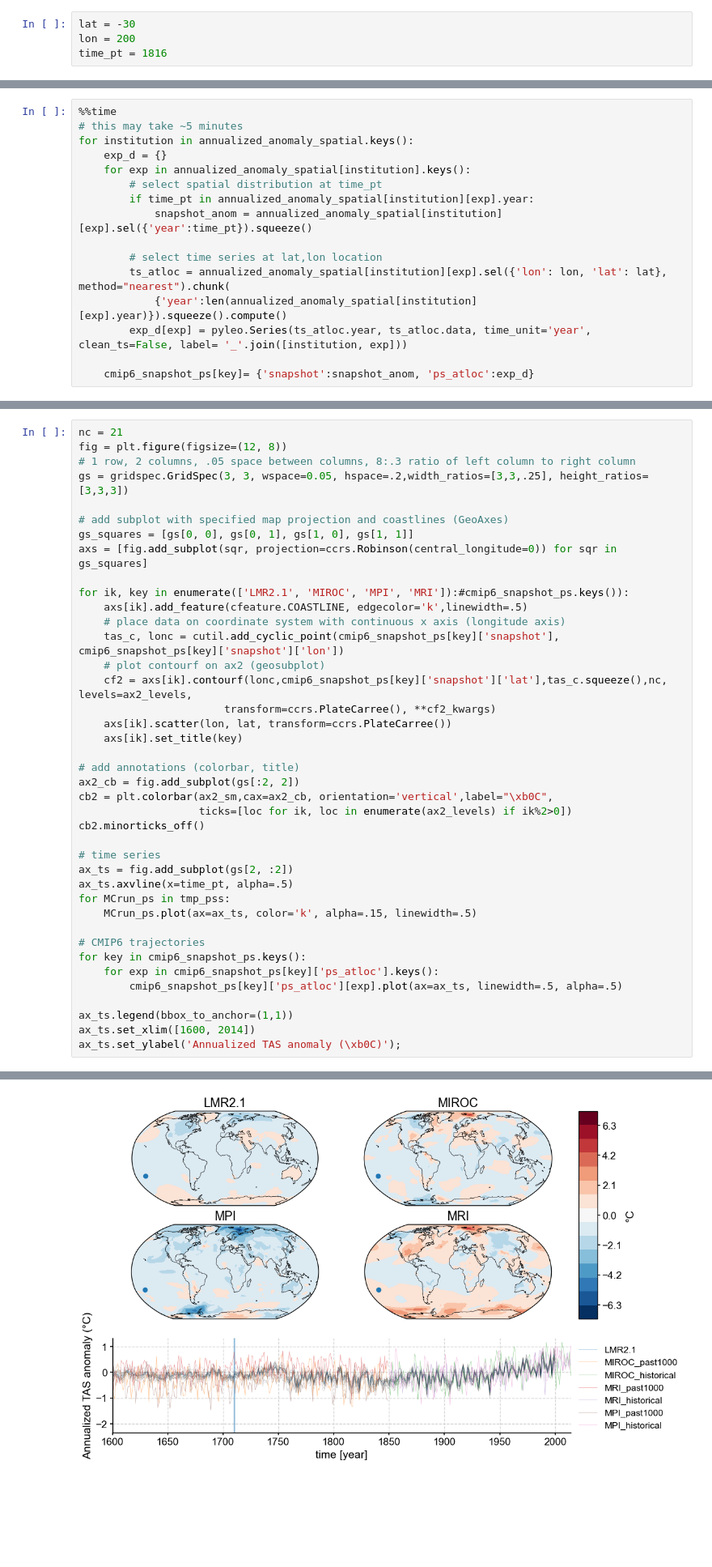
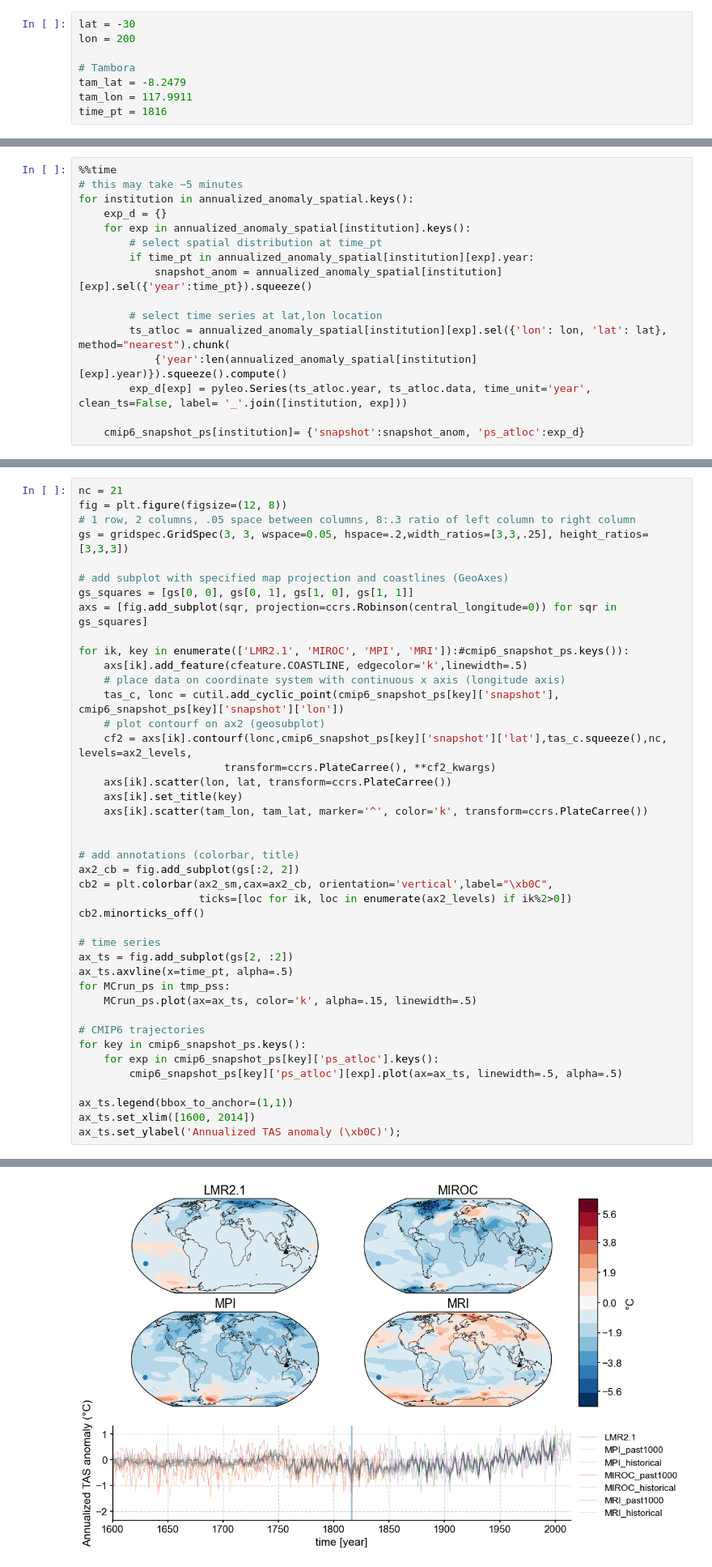
Before and after one commit to LinkedEarth/LMR_CMIP_paleobook, a Jupyter notebook: notebooks/science_bits/CMIP6_LMR.ipynb, the cells around one changed output, grey strips where cells are left out. Shown at 81% size. Drawn from its saved outputs; the diff is of its cells as text; blank space fills up the shorter version.

```diff
--- a/notebooks/science_bits/CMIP6_LMR.ipynb
+++ b/notebooks/science_bits/CMIP6_LMR.ipynb
@@ -482,6 +472,10 @@ Let's take a look at one of those abrupt decreases mentioned earlier. In 1816, T
 # %%
 lat = -30
 lon = 200
+
+# Tambora
+tam_lat = -8.2479
+tam_lon = 117.9911
 time_pt = 1816
 # %%
 cmip6_snapshot_ps = {}
@@ -556,5 +557,5 @@ for institution in annualized_anomaly_spatial.keys():
             {'year':len(annualized_anomaly_spatial[institution][exp].year)}).squeeze().compute()
         exp_d[exp] = pyleo.Series(ts_atloc.year, ts_atloc.data, time_unit='year', clean_ts=False, label= '_'.join([institution, exp]))
 
-    cmip6_snapshot_ps[key]= {'snapshot':snapshot_anom, 'ps_atloc':exp_d}
+    cmip6_snapshot_ps[institution]= {'snapshot':snapshot_anom, 'ps_atloc':exp_d}
 # %% [output]
@@ -607,6 +614,8 @@ for ik, key in enumerate(['LMR2.1', 'MIROC', 'MPI', 'MRI']):#cmip6_snapshot_ps.k
                        transform=ccrs.PlateCarree(), **cf2_kwargs)
     axs[ik].scatter(lon, lat, transform=ccrs.PlateCarree())
     axs[ik].set_title(key)
+    axs[ik].scatter(tam_lon, tam_lat, marker='^', color='k', transform=ccrs.PlateCarree())
+
 
 # add annotations (colorbar, title)
 ax2_cb = fig.add_subplot(gs[:2, 2])
@@ -633,4 +641,4 @@ Text(0, 0.5, 'Annualized TAS anomaly (°C)')
-[figure, old version]
+[figure, new version]
 # %% [markdown]
 ---
 # %% [markdown]
```
Also changed, not shown: parts of 20 cells of this notebook.
